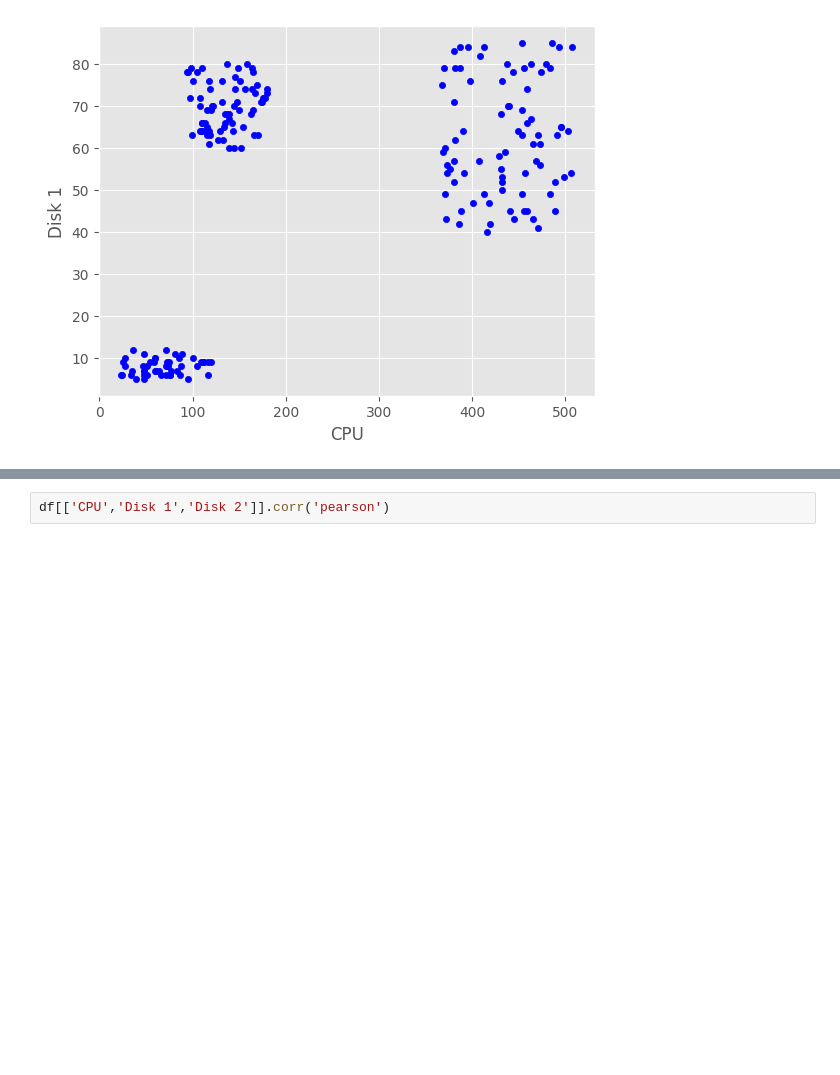
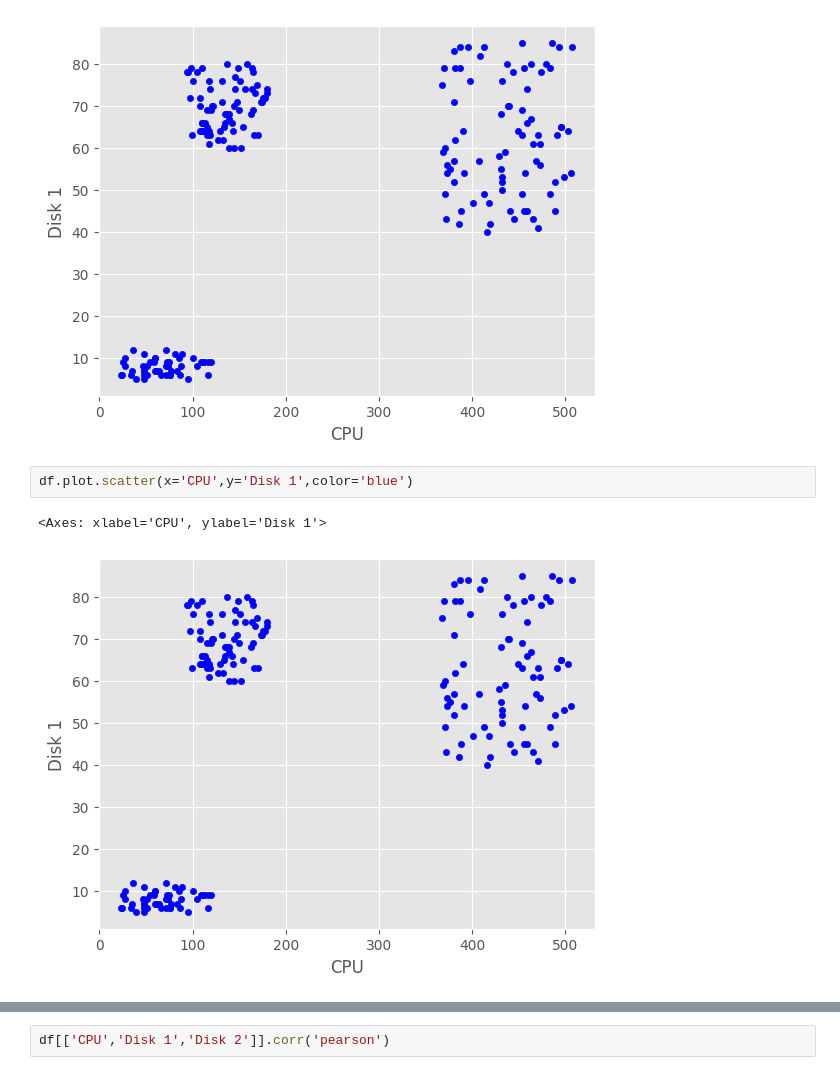
Before and after one commit to joaomarcostg/ADS, a Jupyter notebook: SumarizaçãoEstatisticaADS.ipynb, the cells around one changed output, grey strips where cells are left out. Cells and saved outputs as stored; diff of their text form; blank space fills up the shorter version.

```diff
--- a/SumarizaçãoEstatisticaADS.ipynb
+++ b/SumarizaçãoEstatisticaADS.ipynb
@@ -80,4 +139,9 @@ df.plot.scatter(x='CPU',y='Disk 1',color='blue')
 # %% [output]
 <Axes: xlabel='CPU', ylabel='Disk 1'>
 [figure]
+# %%
+df.plot.scatter(x='CPU',y='Disk 1',color='blue')
+# %% [output]
+<Axes: xlabel='CPU', ylabel='Disk 1'>
+[figure, added]
 # %%
```
Also changed, not shown: parts of 31 cells of this notebook, 41 other files.
